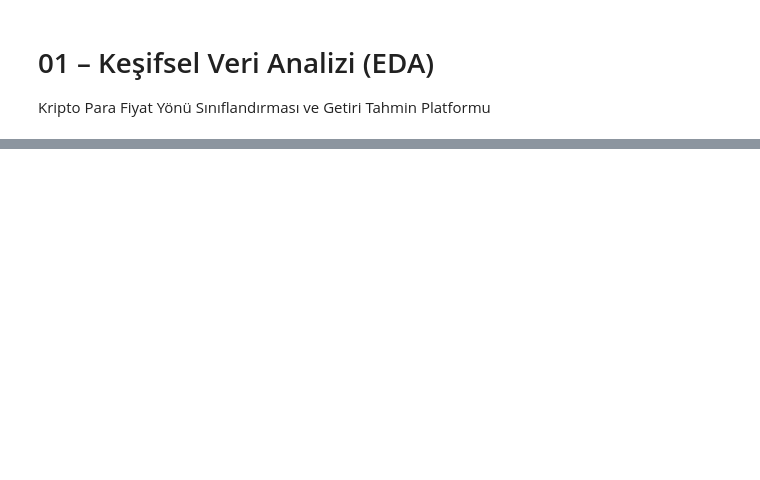
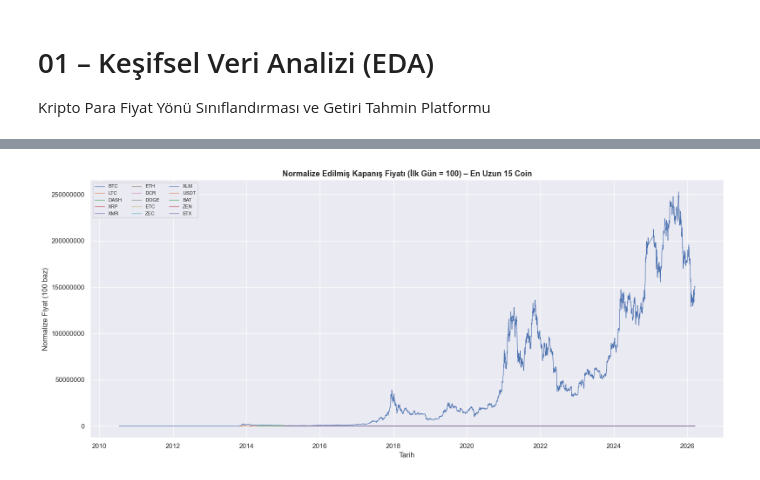
Before and after one commit to sseydaltin/ai-finance-prediction-platform, a Jupyter notebook: notebooks/01_EDA.ipynb, the cells around one changed output, grey strips where cells are left out. Drawn from its saved outputs; the diff is of its cells as text; code cells hidden in the pictures; blank space fills up the shorter version.

```diff
--- a/notebooks/01_EDA.ipynb
+++ b/notebooks/01_EDA.ipynb
@@ -64,0 +82,17 @@ pass
+# %%
+# Her coin için tarih aralığı ve satır sayısı özet tablosu
+summary_rows = []
+for ticker in tickers:
+    coin = df[df["ticker"] == ticker]
+    summary_rows.append({
+        "ticker": ticker,
+        "satir_sayisi": len(coin),
+        "min_tarih": coin["date"].min().date(),
+        "max_tarih": coin["date"].max().date(),
+        "gun_arasi": (coin["date"].max() - coin["date"].min()).days,
+    })
+
+summary = pd.DataFrame(summary_rows).set_index("ticker").sort_values("satir_sayisi", ascending=False)
+
+print("=== Coin Bazında Özet Tablo ===")
+print(summary.to_string())
@@ -64,0 +117,21 @@ pass
+# %%
+# Normalize edilmiş fiyat grafiği – ilk geçerli gün = 100 baz alınır
+# 100 coin aynı anda çizilirse grafik okunaksız olur;
+# en uzun geçmişe sahip ilk 15 coin seçilir (dinamik olarak)
+top_tickers = summary.sort_values("satir_sayisi", ascending=False).head(15).index.tolist()
+
+fig, ax = plt.subplots(figsize=(16, 7))
+for ticker in top_tickers:
+    coin = df[df["ticker"] == ticker].set_index("date")["close"].dropna()
+    normalized = coin / coin.iloc[0] * 100
+    ax.plot(normalized.index, normalized.values, linewidth=0.9, label=ticker)
+
+ax.set_title("Normalize Edilmiş Kapanış Fiyatı (İlk Gün = 100) – En Uzun 15 Coin", fontsize=13, fontweight="bold")
+ax.set_xlabel("Tarih")
+ax.set_ylabel("Normalize Fiyat (100 baz)")
+ax.legend(fontsize=8, ncol=3, loc="upper left")
+ax.yaxis.set_major_formatter(mtick.FormatStrFormatter("%.0f"))
+plt.tight_layout()
+plt.show()
+# %% [output]
+[figure, added]
```
Also changed, not shown: parts of 19 cells of this notebook, 1 other file.
